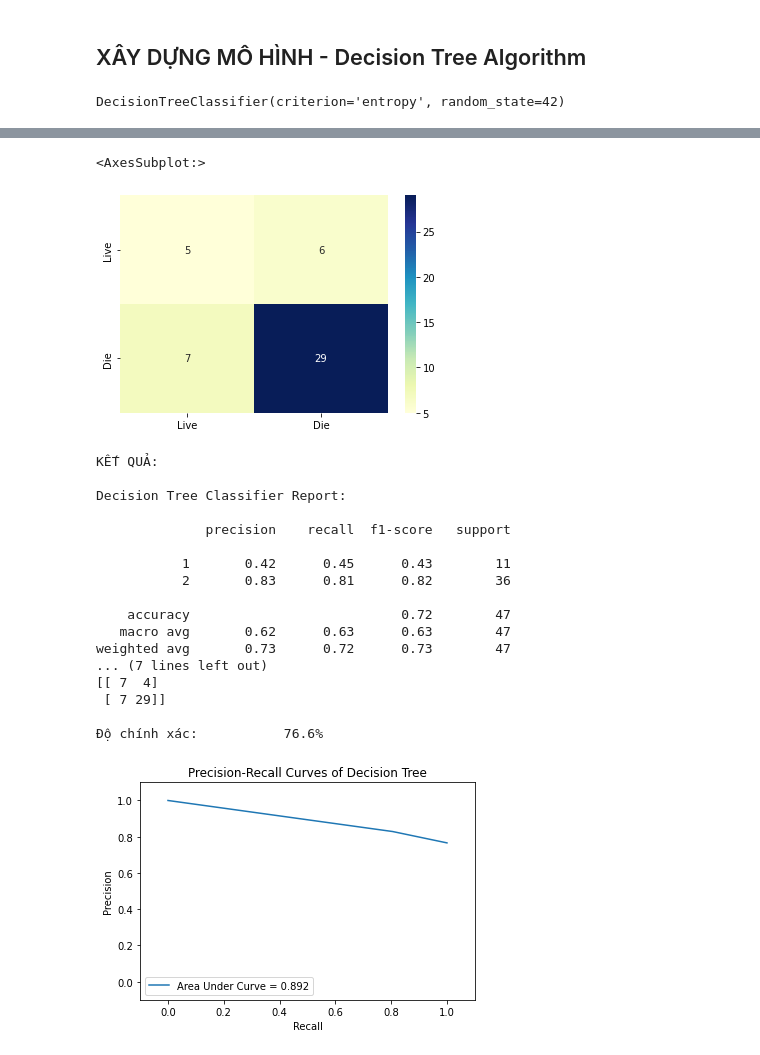
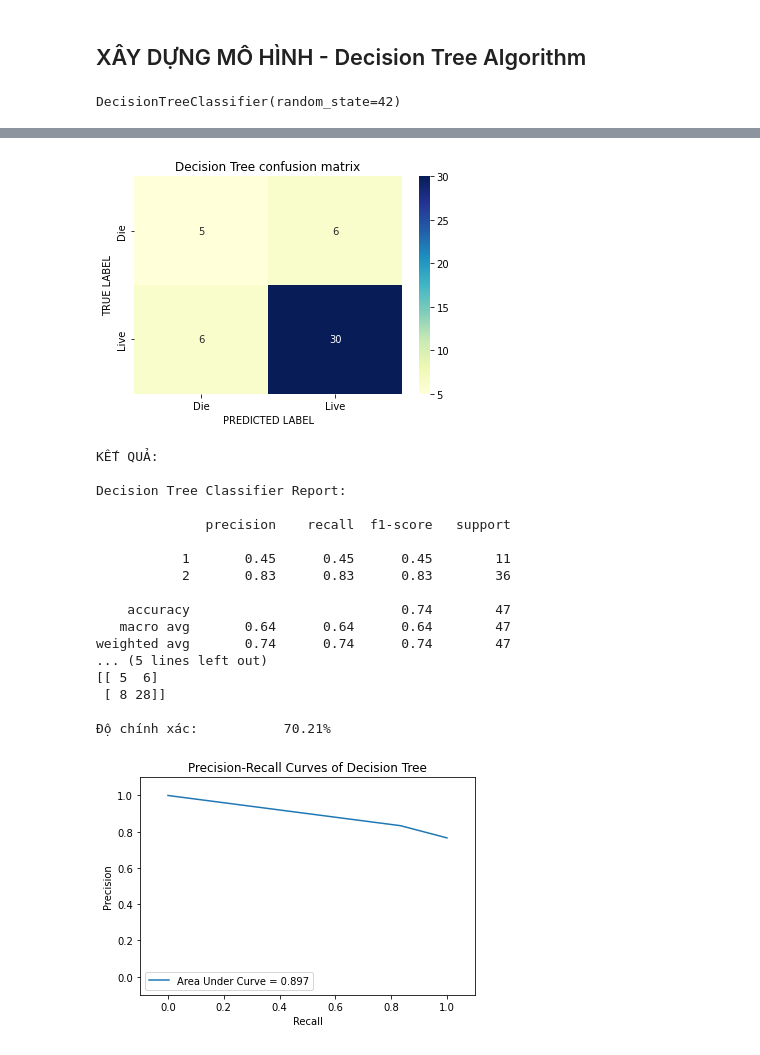
Before and after one commit to xiaolynx/giao-linh-910, a Jupyter notebook: n01-phan-lop-du-lieu-benh-nhan-ung-thu.ipynb, the cells around one changed output, grey strips where cells are left out. Drawn from its saved outputs; the diff is of its cells as text; code cells hidden in the pictures.

```diff
--- a/n01-phan-lop-du-lieu-benh-nhan-ung-thu.ipynb
+++ b/n01-phan-lop-du-lieu-benh-nhan-ung-thu.ipynb
@@ -443,9 +447,9 @@ plt.show()
 ## XÂY DỰNG MÔ HÌNH - Decision Tree Algorithm
 # %%
 from sklearn.tree import DecisionTreeClassifier as DT
-dt = DT(criterion='entropy',random_state=42)
+dt = DT(random_state=42)
 dt.fit(X_train, y_train)
 # %% [output]
-DecisionTreeClassifier(criterion='entropy', random_state=42)
+DecisionTreeClassifier(random_state=42)
 # %%
 Y_pred_dt = dt.predict(X_test)
@@ -485,23 +474,22 @@ graph
 # %%
 # # Trực quan hóa sơ đồ nhầm lẫn với with ma trận mã hóa màu
 from sklearn.metrics import confusion_matrix
 
 cm = confusion_matrix(y_test, Y_pred_dt)
-cm_matrix = pd.DataFrame(data=cm, columns=['Live', 'Die'],
-                                 index=['Live', 'Die'])
+cm_matrix = pd.DataFrame(data=cm, columns=['Die', 'Live'],
+                                 index=['Die', 'Live'])
 sns.heatmap(cm_matrix, annot=True, fmt='d', cmap='YlGnBu')
+plt.title('Decision Tree confusion matrix')
+plt.ylabel('TRUE LABEL')
+plt.xlabel('PREDICTED LABEL');
 # %% [output]
-<AxesSubplot:>
-[figure, old version]
+[figure, new version]
 # %%
 from sklearn.metrics import classification_report, confusion_matrix, precision_recall_curve, auc, roc_curve
 from sklearn.model_selection import cross_val_predict, cross_val_score
 print("KẾT QUẢ:\n")
 #Report
 print('Decision Tree Classifier Report:\n\n{}\n'.format(classification_report(y_test, Y_pred_dt)))
-res = cross_val_score(dt, X_test, y_test, cv=10, n_jobs=-1, scoring='accuracy')
-#Độ chính xác trung bình
-print('Độ chính xác trung bình:\t{0:.4f}\n'.format((res.mean())))
 #Độ lệch chuẩn
 print('Độ lệch chuẩn:\t{0:.4f}\n'.format(res.std()))
 #Ma trận hỗn hợp
@@ -515,17 +503,17 @@ Decision Tree Classifier Report:
 
               precision    recall  f1-score   support
 
-           1       0.42      0.45      0.43        11
-           2       0.83      0.81      0.82        36
+           1       0.45      0.45      0.45        11
+           2       0.83      0.83      0.83        36
 
-    accuracy                           0.72        47
-   macro avg       0.62      0.63      0.63        47
-weighted avg       0.73      0.72      0.73        47
-... (7 lines left out)
-[[ 7  4]
- [ 7 29]]
+    accuracy                           0.74        47
+   macro avg       0.64      0.64      0.64        47
+weighted avg       0.74      0.74      0.74        47
+... (5 lines left out)
+[[ 5  6]
+ [ 8 28]]
 
-Độ chính xác:           76.6%
+Độ chính xác:           70.21%
 # %%
 #Visualize đồ thị đường cong PR (Precision-Recall Curves)
 precision, recall, thresholds = precision_recall_curve(y_test, Y_pred_dt,pos_label=2)
```
Also changed, not shown: parts of 8 cells of this notebook.
